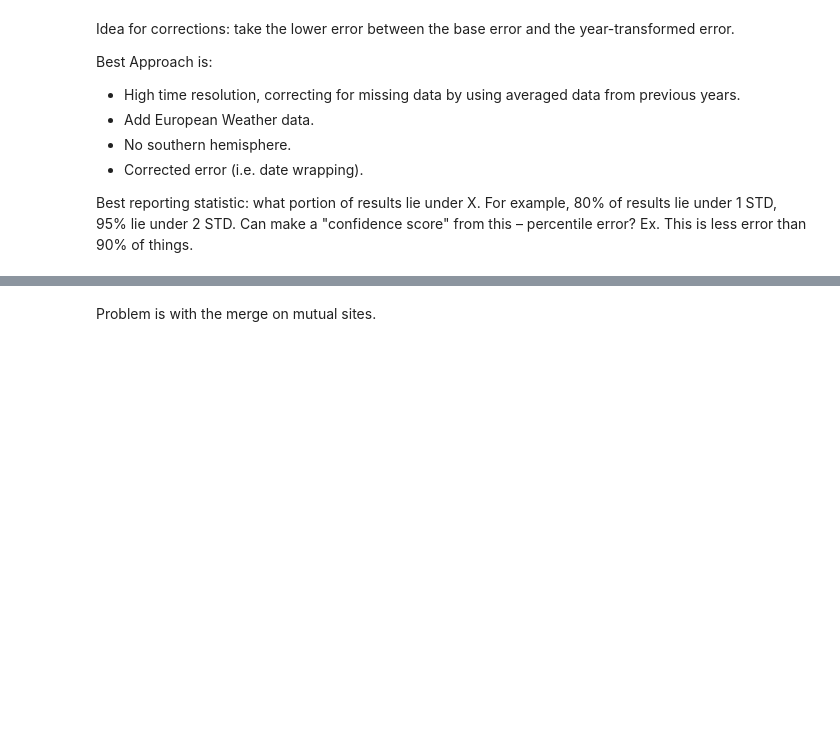
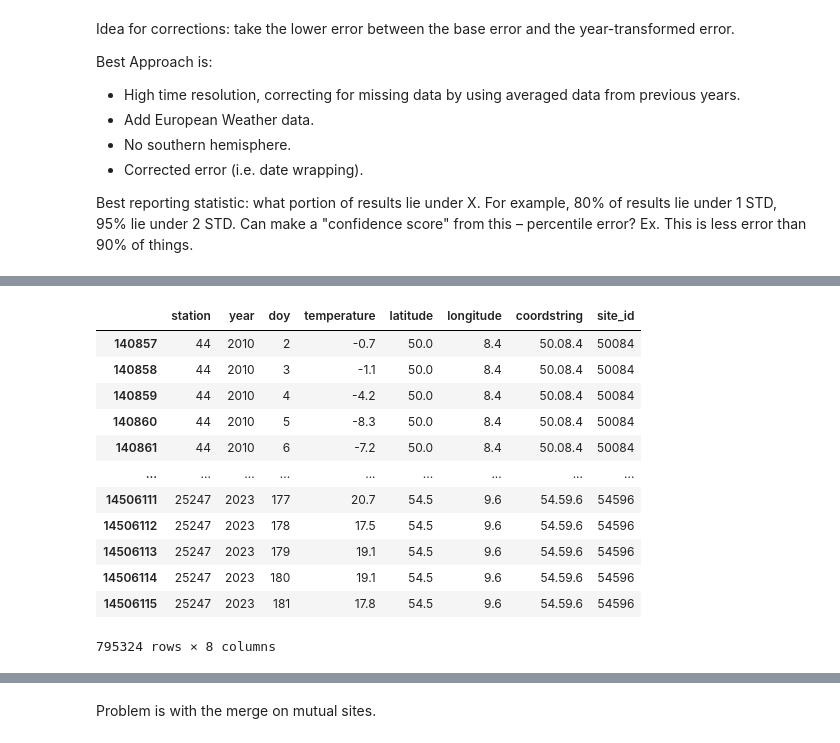
Before and after one commit to falling-fruit/dfg-seasons, a Jupyter notebook: modelling/high_res_models_finalized.ipynb, the cells around one changed output, grey strips where cells are left out. Drawn from its saved outputs; the diff is of its cells as text; code cells hidden in the pictures; blank space fills up the shorter version.

```diff
--- a/modelling/high_res_models_finalized.ipynb
+++ b/modelling/high_res_models_finalized.ipynb
@@ -241,0 +244,16 @@ mutual_sites_euro
+# %%
+filtered_euro
+# %% [output]
+|  | station | year | doy | temperature | latitude | longitude | coordstring | site_id |
+| 140857 | 44 | 2010 | 2 | -0.7 | 50.0 | 8.4 | 50.08.4 | 50084 |
+| 140858 | 44 | 2010 | 3 | -1.1 | 50.0 | 8.4 | 50.08.4 | 50084 |
+| 140859 | 44 | 2010 | 4 | -4.2 | 50.0 | 8.4 | 50.08.4 | 50084 |
+| 140860 | 44 | 2010 | 5 | -8.3 | 50.0 | 8.4 | 50.08.4 | 50084 |
+| 140861 | 44 | 2010 | 6 | -7.2 | 50.0 | 8.4 | 50.08.4 | 50084 |
+| ... | ... | ... | ... | ... | ... | ... | ... | ... |
+| 14506111 | 25247 | 2023 | 177 | 20.7 | 54.5 | 9.6 | 54.59.6 | 54596 |
+| 14506112 | 25247 | 2023 | 178 | 17.5 | 54.5 | 9.6 | 54.59.6 | 54596 |
+| 14506113 | 25247 | 2023 | 179 | 19.1 | 54.5 | 9.6 | 54.59.6 | 54596 |
+| 14506114 | 25247 | 2023 | 180 | 19.1 | 54.5 | 9.6 | 54.59.6 | 54596 |
+| 14506115 | 25247 | 2023 | 181 | 17.8 | 54.5 | 9.6 | 54.59.6 | 54596 |
+795324 rows × 8 columns
```
Also changed, not shown: parts of 40 cells of this notebook, 1 other file.
